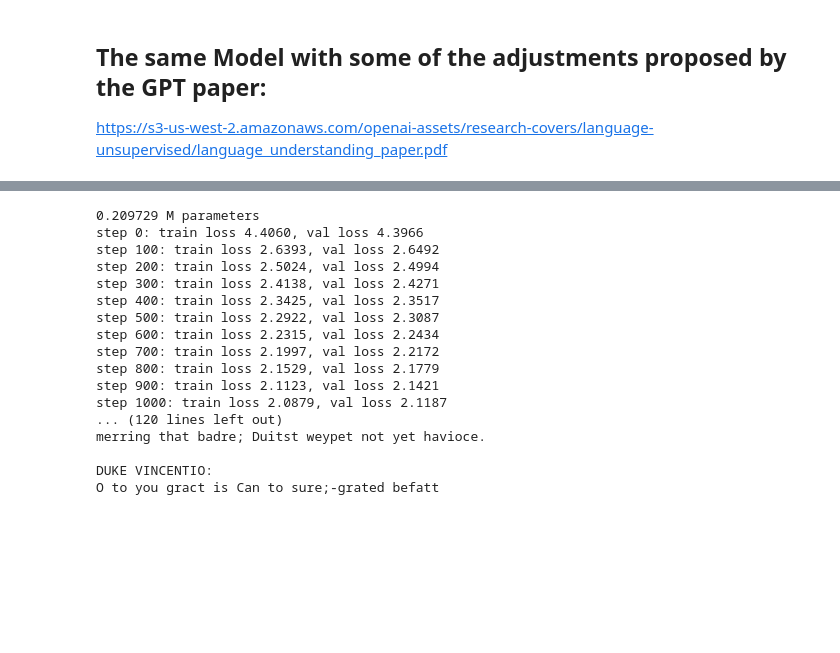
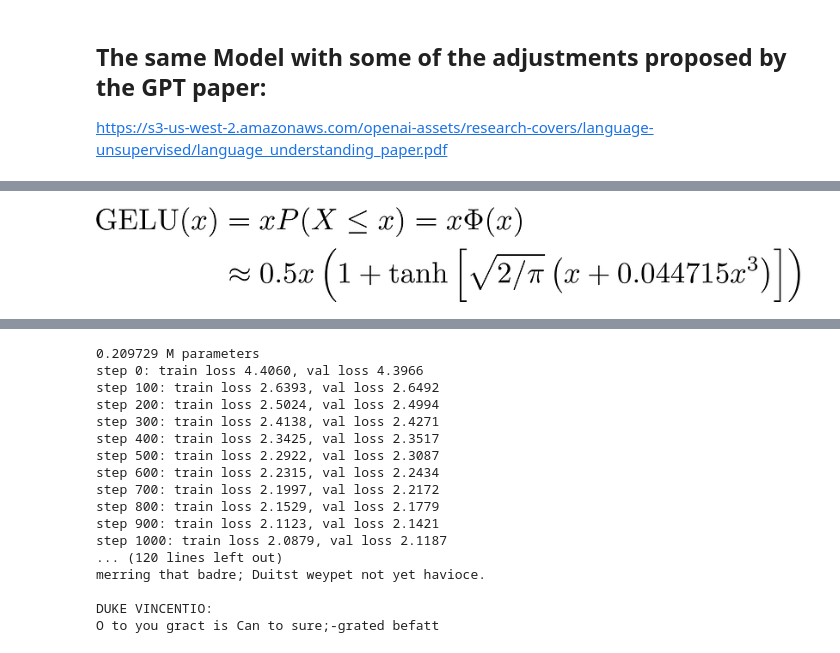
Before and after one commit to CharisMichailidis/Basic_GPT_from_scratch, a Jupyter notebook: Basic_GPT.ipynb, the cells around one changed output, grey strips where cells are left out. Drawn from its saved outputs; the diff is of its cells as text; code cells hidden in the pictures; blank space fills up the shorter version.

```diff
--- a/Basic_GPT.ipynb
+++ b/Basic_GPT.ipynb
@@ -546,0 +557,4 @@ https://s3-us-west-2.amazonaws.com/openai-assets/research-covers/language-unsupe
+# %%
+Image("gelu.png",width=800)
+# %% [output]
+[figure, added]
```
Also changed, not shown: parts of 5 cells of this notebook.
